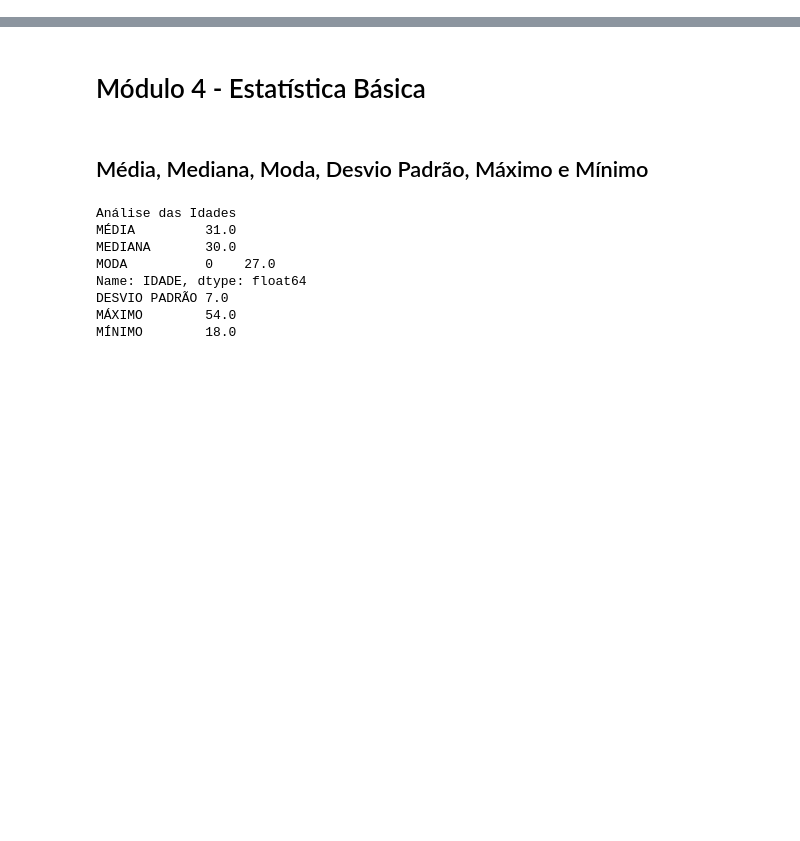
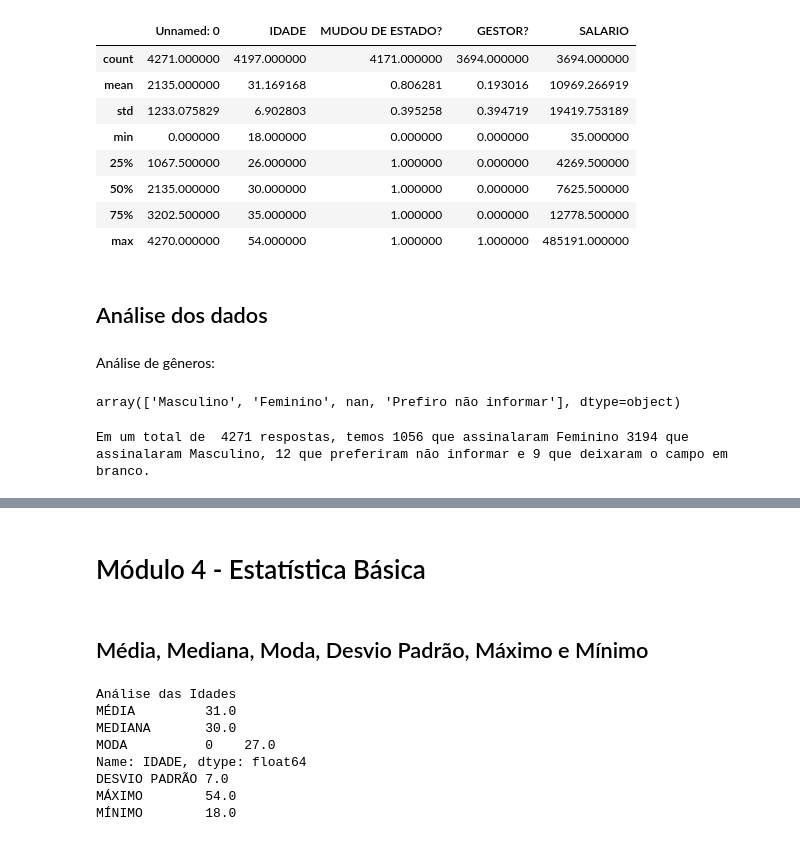
Before and after one commit to RSAmanda/PrograMaria-Eu-Programo-Analise-de-dados, a Jupyter notebook: Conteudo.ipynb, the cells around one changed output, grey strips where cells are left out. Cells and saved outputs as stored; diff of their text form; code cells hidden in the pictures; blank space fills up the shorter version.

```diff
--- a/Modulo_4/modulo_4.ipynb
+++ b/Conteudo.ipynb
@@ -0,0 +32,21 @@
+# %%
+dados.describe()
+# %% [output]
+|  | Unnamed: 0 | IDADE | MUDOU DE ESTADO? | GESTOR? | SALARIO |
+| count | 4271.000000 | 4197.000000 | 4171.000000 | 3694.000000 | 3694.000000 |
+| mean | 2135.000000 | 31.169168 | 0.806281 | 0.193016 | 10969.266919 |
+| std | 1233.075829 | 6.902803 | 0.395258 | 0.394719 | 19419.753189 |
+| min | 0.000000 | 18.000000 | 0.000000 | 0.000000 | 35.000000 |
+| 25% | 1067.500000 | 26.000000 | 1.000000 | 0.000000 | 4269.500000 |
+| 50% | 2135.000000 | 30.000000 | 1.000000 | 0.000000 | 7625.500000 |
+| 75% | 3202.500000 | 35.000000 | 1.000000 | 0.000000 | 12778.500000 |
+| max | 4270.000000 | 54.000000 | 1.000000 | 1.000000 | 485191.000000 |
+# %% [markdown]
+## Análise dos dados
+# %% [markdown]
+Análise de gêneros:
+# %%
+#opções disponíveis na coluna GENERO
+dados['GENERO'].unique()
+# %% [output]
+array(['Masculino', 'Feminino', nan, 'Prefiro não informar'], dtype=object)
@@ -0,0 +58,4 @@
+# %%
+print('Em um total de ', qtd_tot, 'respostas, temos', qtd_fem, 'que assinalaram Feminino', qtd_mas, 'que assinalaram Masculino,', qtd_pni, 'que preferiram não informar e', qtd_tot - qtd_fem - qtd_mas - qtd_pni, 'que deixaram o campo em branco.')
+# %% [output]
+Em um total de  4271 respostas, temos 1056 que assinalaram Feminino 3194 que assinalaram Masculino, 12 que preferiram não informar e 9 que deixaram o campo em branco.
```
Also changed, not shown: parts of 38 cells of this notebook, 1 other file.
